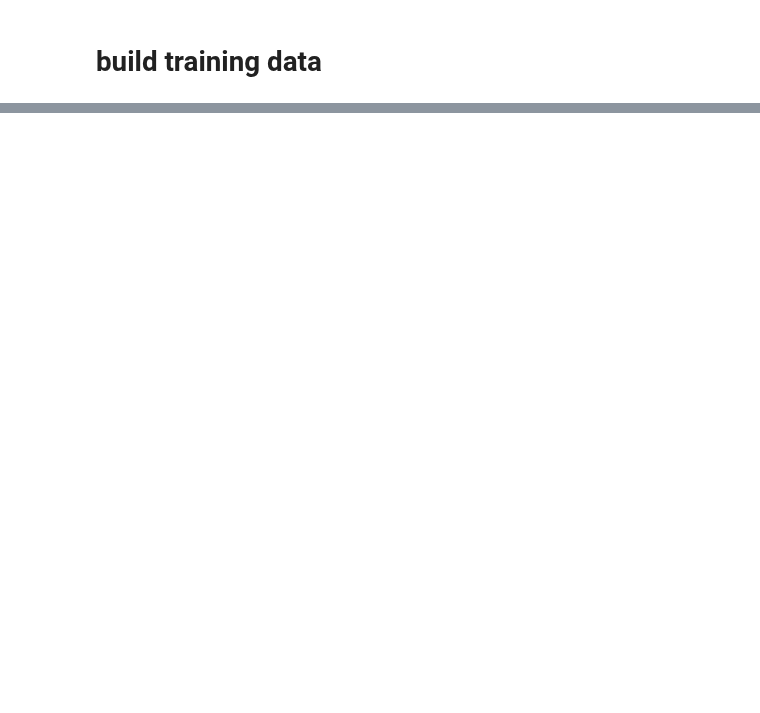
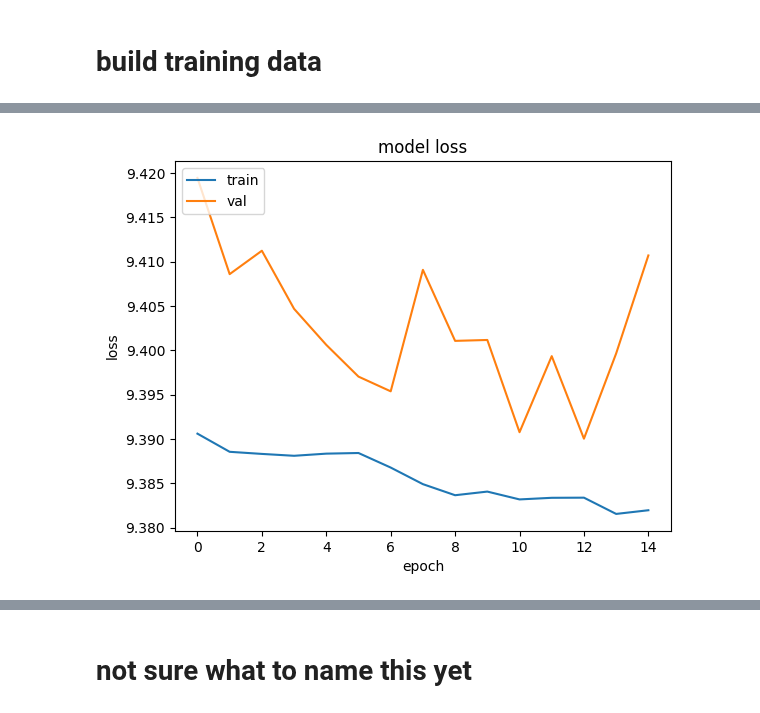
Before and after one commit to twchen88/ct_research, a Jupyter notebook: autoencoder.ipynb, the cells around one changed output, grey strips where cells are left out. Cells and saved outputs as stored; diff of their text form; code cells hidden in the pictures; blank space fills up the shorter version.

```diff
--- a/autoencoder.ipynb
+++ b/autoencoder.ipynb
@@ -214,0 +235,37 @@ Bad pipe message: %s [b' 5\xe9\x99\xac``\x84=\xc4I\xee\x0f\xf4&X\xa6?K\xac\xe3^\
+# %%
+from keras import backend as K
+
+def sampling(args):
+    z_mean, z_log_sigma = args
+    epsilon = K.random_normal(shape=(K.shape(z_mean)[0], latent_dim),
+                              mean=0., stddev=0.1)
+    return z_mean + K.exp(z_log_sigma) * epsilon
+
+z = layers.Lambda(sampling)([z_mean, z_log_sigma])
+# %%
+# Create encoder
+encoder = keras.Model(inputs, [z_mean, z_log_sigma, z], name='encoder')
+
+# Create decoder
+latent_inputs = keras.Input(shape=(latent_dim,), name='z_sampling')
+x = layers.Dense(intermediate_dim, activation='relu')(latent_inputs)
+outputs = layers.Dense(original_dim, activation='sigmoid')(x)
+decoder = keras.Model(latent_inputs, outputs, name='decoder')
+
+# instantiate VAE model
+outputs = decoder(encoder(inputs)[2])
+vae = keras.Model(inputs, outputs, name='vae_mlp')
+# %%
+reconstruction_loss = keras.losses.binary_crossentropy(inputs, outputs)
+reconstruction_loss *= original_dim
+kl_loss = 1 + z_log_sigma - K.square(z_mean) - K.exp(z_log_sigma)
+kl_loss = K.sum(kl_loss, axis=-1)
+kl_loss *= -0.5
+vae_loss = K.mean(reconstruction_loss + kl_loss)
+vae.add_loss(vae_loss)
+vae.compile(optimizer='adam')
+# %%
+output = vae.fit(x_train, x_train,
+        epochs=15,
+        batch_size=32,
+        validation_data=(x_val, x_val))
@@ -214,0 +291,10 @@ Bad pipe message: %s [b' 5\xe9\x99\xac``\x84=\xc4I\xee\x0f\xf4&X\xa6?K\xac\xe3^\
+# %%
+plt.plot(output.history['loss'])
+plt.plot(output.history['val_loss'])
+plt.title('model loss')
+plt.ylabel('loss')
+plt.xlabel('epoch')
+plt.legend(['train', 'val'], loc='upper left')
+plt.show()
+# %% [output]
+[figure, added]
@@ -214,0 +318,2 @@ Bad pipe message: %s [b' 5\xe9\x99\xac``\x84=\xc4I\xee\x0f\xf4&X\xa6?K\xac\xe3^\
+# %% [markdown]
+# not sure what to name this yet
```
Also changed, not shown: parts of 36 cells of this notebook, 3 other files.
